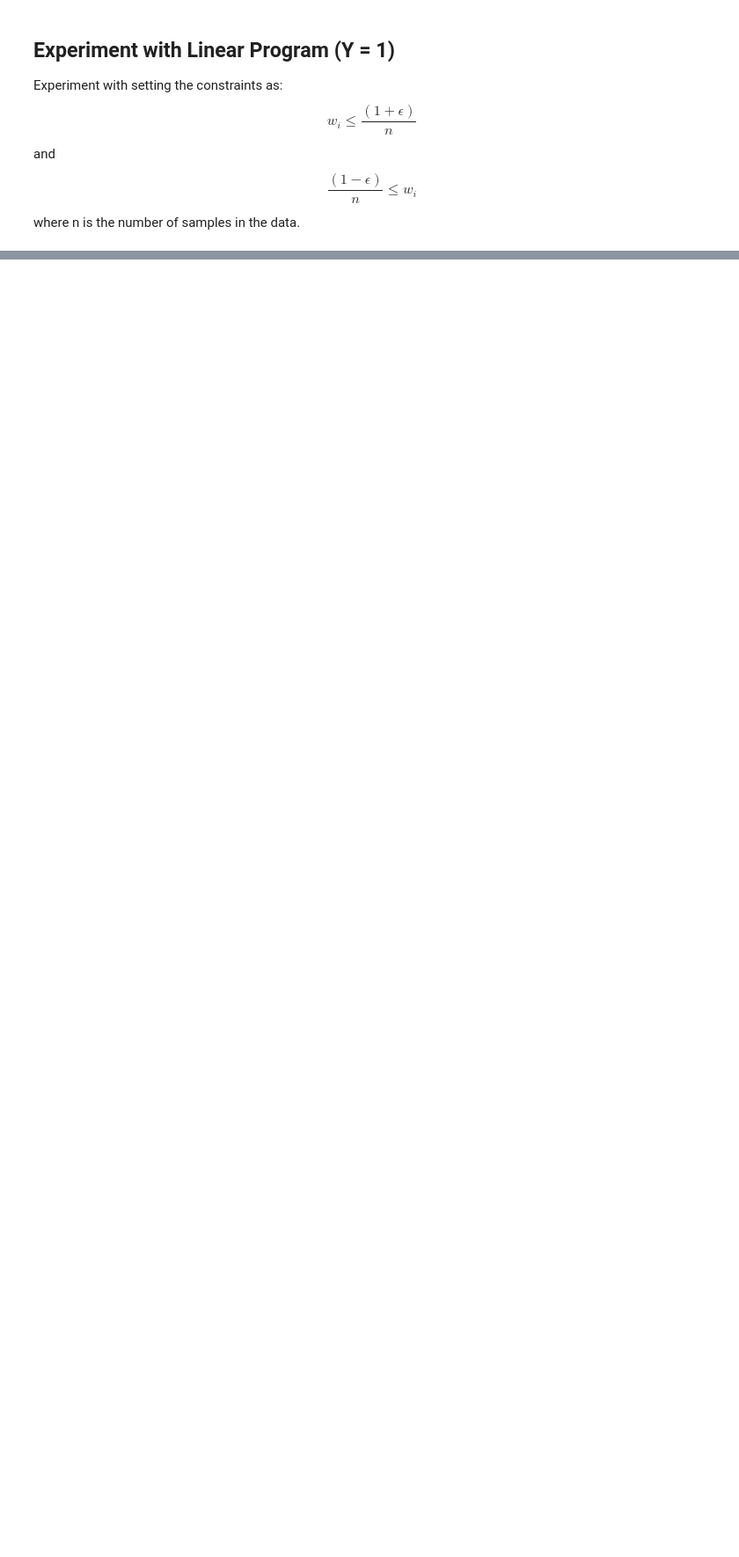
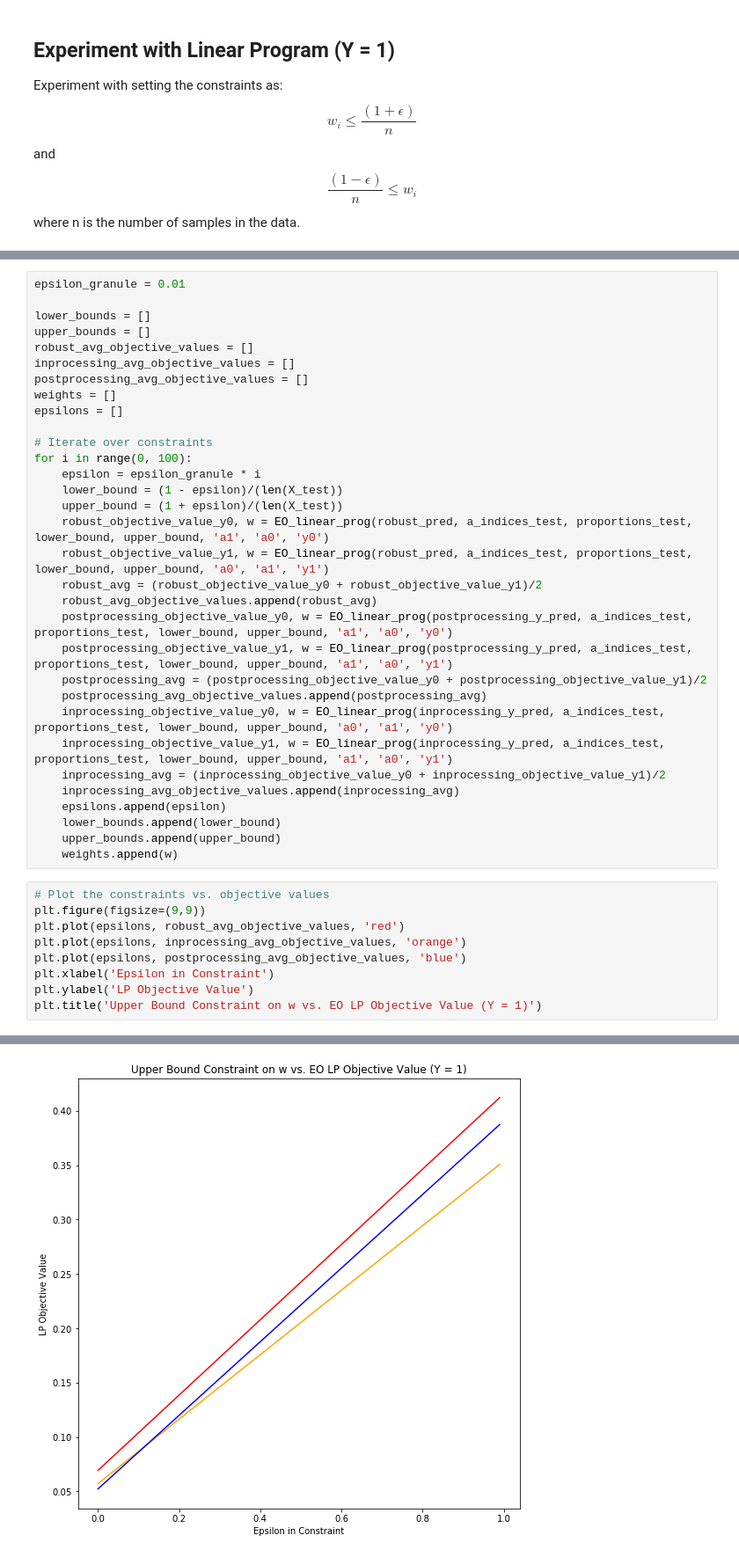
Before and after one commit to samuel-deng/Ensuring-Fairness-Beyond-the-Training-Data, a Jupyter notebook: algorithms/Part3_Comparisons/comparison_EO_adult.ipynb, the cells around one changed output, grey strips where cells are left out. Shown at 88% size. Drawn from its saved outputs; the diff is of its cells as text; blank space fills up the shorter version.

```diff
--- a/algorithms/Part3_Comparisons/comparison_EO_adult.ipynb
+++ b/algorithms/Part3_Comparisons/comparison_EO_adult.ipynb
@@ -444,0 +424,42 @@ Text(0.5, 1.0, 'Upper Bound Constraint on w vs. EO LP Objective Value (Y = 1)')
+# %%
+epsilon_granule = 0.01
+
+lower_bounds = []
+upper_bounds = []
+robust_avg_objective_values = []
+inprocessing_avg_objective_values = []
+postprocessing_avg_objective_values = []
+weights = []
+epsilons = []
+
+# Iterate over constraints
+for i in range(0, 100):
+    epsilon = epsilon_granule * i
+    lower_bound = (1 - epsilon)/(len(X_test))
+    upper_bound = (1 + epsilon)/(len(X_test))
+    robust_objective_value_y0, w = EO_linear_prog(robust_pred, a_indices_test, proportions_test, lower_bound, upper_bound, 'a1', 'a0', 'y0')
+    robust_objective_value_y1, w = EO_linear_prog(robust_pred, a_indices_test, proportions_test, lower_bound, upper_bound, 'a0', 'a1', 'y1')
+    robust_avg = (robust_objective_value_y0 + robust_objective_value_y1)/2
+    robust_avg_objective_values.append(robust_avg)
+    postprocessing_objective_value_y0, w = EO_linear_prog(postprocessing_y_pred, a_indices_test, proportions_test, lower_bound, upper_bound, 'a1', 'a0', 'y0')
+    postprocessing_objective_value_y1, w = EO_linear_prog(postprocessing_y_pred, a_indices_test, proportions_test, lower_bound, upper_bound, 'a1', 'a0', 'y1')
+    postprocessing_avg = (postprocessing_objective_value_y0 + postprocessing_objective_value_y1)/2
+    postprocessing_avg_objective_values.append(postprocessing_avg)
+    inprocessing_objective_value_y0, w = EO_linear_prog(inprocessing_y_pred, a_indices_test, proportions_test, lower_bound, upper_bound, 'a0', 'a1', 'y0')
+    inprocessing_objective_value_y1, w = EO_linear_prog(inprocessing_y_pred, a_indices_test, proportions_test, lower_bound, upper_bound, 'a1', 'a0', 'y1')
+    inprocessing_avg = (inprocessing_objective_value_y0 + inprocessing_objective_value_y1)/2
+    inprocessing_avg_objective_values.append(inprocessing_avg)
+    epsilons.append(epsilon)
+    lower_bounds.append(lower_bound)
+    upper_bounds.append(upper_bound)
+    weights.append(w)
+# %%
+# Plot the constraints vs. objective values
+plt.figure(figsize=(9,9))
+plt.plot(epsilons, robust_avg_objective_values, 'red')
+plt.plot(epsilons, inprocessing_avg_objective_values, 'orange')
+plt.plot(epsilons, postprocessing_avg_objective_values, 'blue')
+plt.xlabel('Epsilon in Constraint')
+plt.ylabel('LP Objective Value')
+plt.title('Upper Bound Constraint on w vs. EO LP Objective Value (Y = 1)')
+# %% [output]
@@ -444,0 +467 @@ Text(0.5, 1.0, 'Upper Bound Constraint on w vs. EO LP Objective Value (Y = 1)')
+[figure, added]
```
Also changed, not shown: parts of 12 cells of this notebook, 15 other files.
